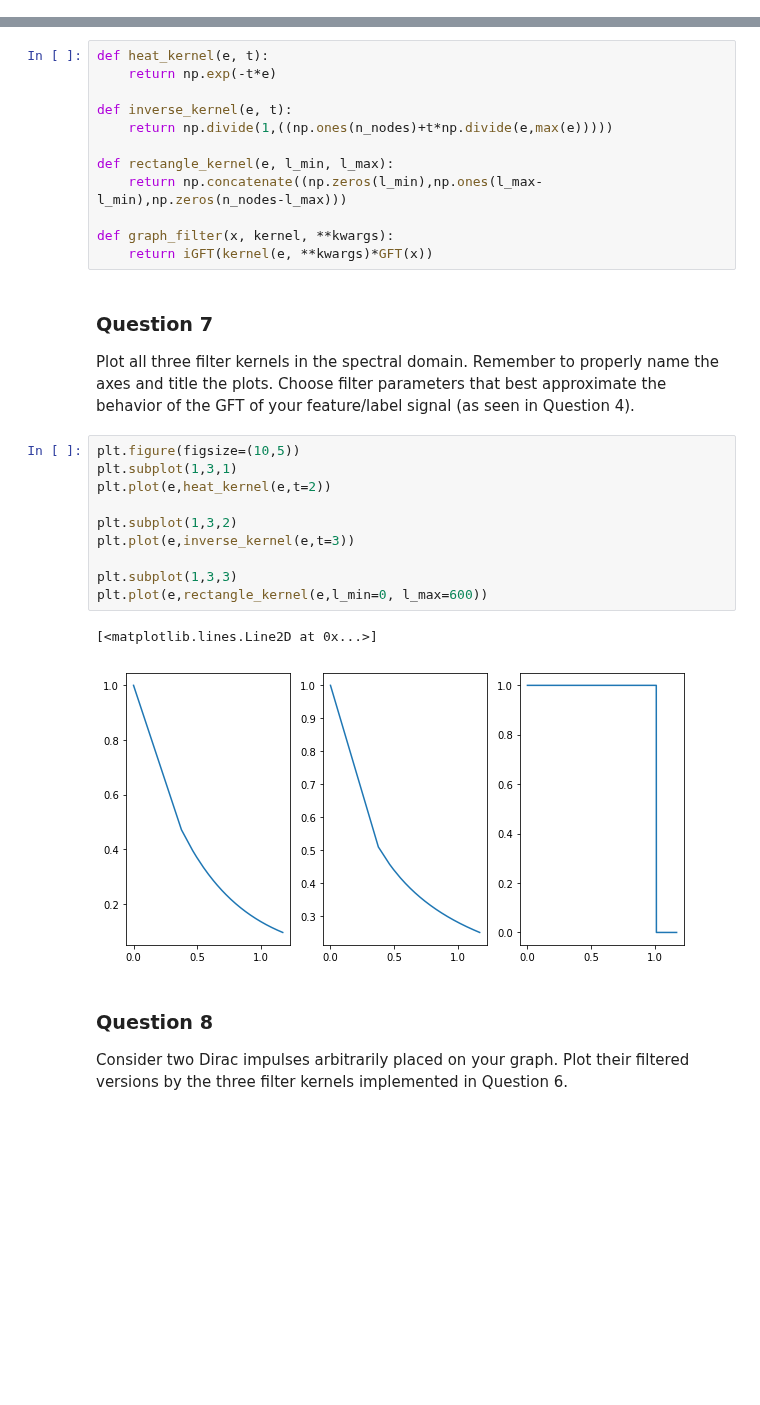
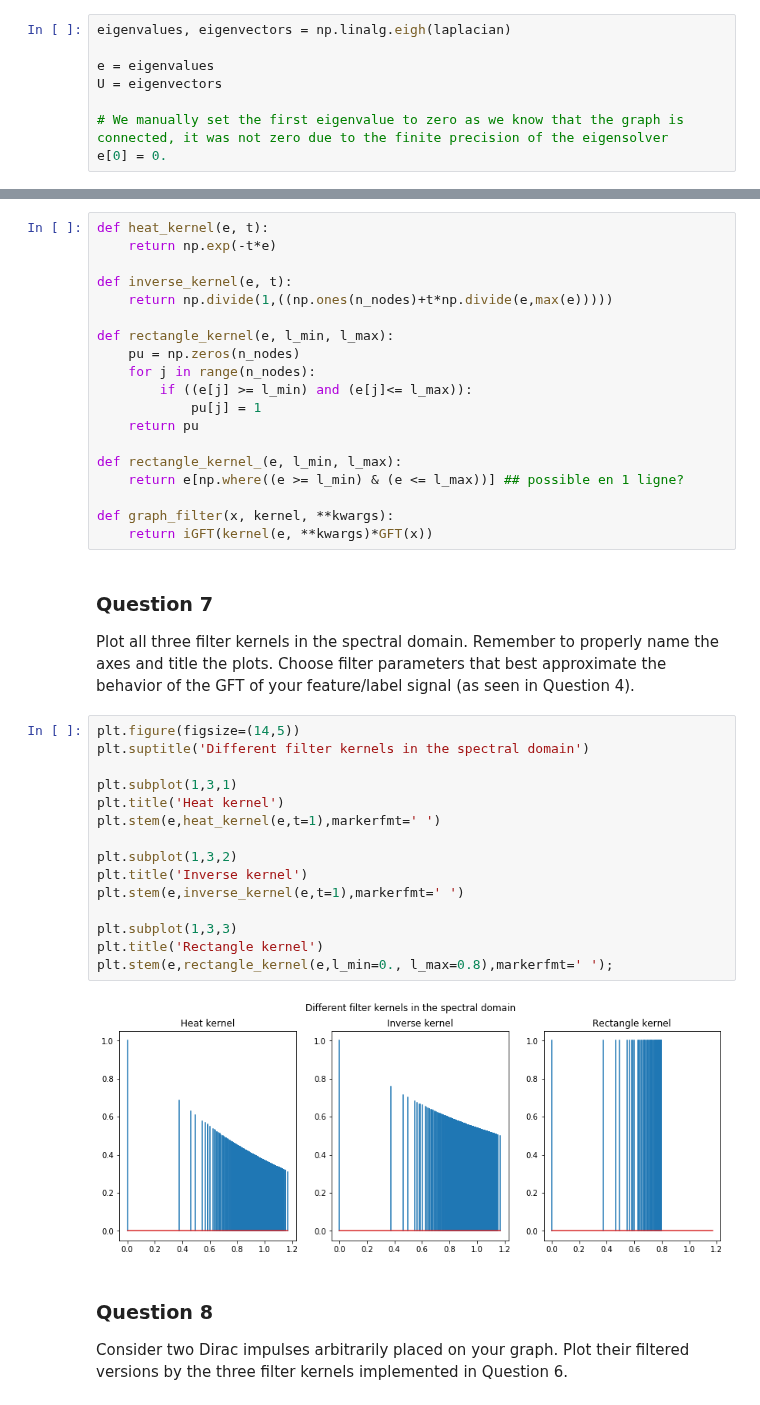
Before and after one commit to vndk36/Project_ntds2018, a Jupyter notebook: Milestone_4/v_09_12_HUGO.ipynb, the cells around one changed output, grey strips where cells are left out. Drawn from its saved outputs; the diff is of its cells as text; blank space fills up the shorter version.

```diff
--- a/Milestone_4/v_09_12_HUGO.ipynb
+++ b/Milestone_4/v_09_12_HUGO.ipynb
@@ -142,3 +138,11 @@ U = eigenvectors
+# %%
+eigenvalues, eigenvectors = np.linalg.eigh(laplacian)
+
+e = eigenvalues
+U = eigenvectors
+
+# We manually set the first eigenvalue to zero as we know that the graph is connected, it was not zero due to the finite precision of the eigensolver
+e[0] = 0.
 # %% [markdown]
 Plot the first 3 and the last Fourier basis vectors as signals on your graph. Clearly indicate which plot belongs to which basis vector.
 # %%
@@ -245,7 +251,14 @@ def inverse_kernel(e, t):
     return np.divide(1,((np.ones(n_nodes)+t*np.divide(e,max(e)))))
 
 def rectangle_kernel(e, l_min, l_max):
-    return np.concatenate((np.zeros(l_min),np.ones(l_max-l_min),np.zeros(n_nodes-l_max)))
+    pu = np.zeros(n_nodes)
+    for j in range(n_nodes):
+        if ((e[j] >= l_min) and (e[j]<= l_max)):
+            pu[j] = 1
+    return pu
+
+def rectangle_kernel_(e, l_min, l_max):
+    return e[np.where((e >= l_min) & (e <= l_max))] ## possible en 1 ligne?
 
 def graph_filter(x, kernel, **kwargs):
     return iGFT(kernel(e, **kwargs)*GFT(x))
@@ -254,18 +267,22 @@ def graph_filter(x, kernel, **kwargs):
 
 Plot all three filter kernels in the spectral domain. Remember to properly name the axes and title the plots. Choose filter parameters that best approximate the behavior of the GFT of your feature/label signal (as seen in Question 4).
 # %%
-plt.figure(figsize=(10,5))
+plt.figure(figsize=(14,5))
+plt.suptitle('Different filter kernels in the spectral domain')
+
 plt.subplot(1,3,1)
-plt.plot(e,heat_kernel(e,t=2))
+plt.title('Heat kernel')
+plt.stem(e,heat_kernel(e,t=1),markerfmt=' ')
 
 plt.subplot(1,3,2)
-plt.plot(e,inverse_kernel(e,t=3))
+plt.title('Inverse kernel')
+plt.stem(e,inverse_kernel(e,t=1),markerfmt=' ')
 
 plt.subplot(1,3,3)
-plt.plot(e,rectangle_kernel(e,l_min=0, l_max=600))
+plt.title('Rectangle kernel')
+plt.stem(e,rectangle_kernel(e,l_min=0., l_max=0.8),markerfmt=' ');
 # %% [output]
-[<matplotlib.lines.Line2D at 0x...>]
-[figure, old version]
+[figure, new version]
 # %% [markdown]
 ### Question 8
 
```
Also changed, not shown: parts of 33 cells of this notebook.
